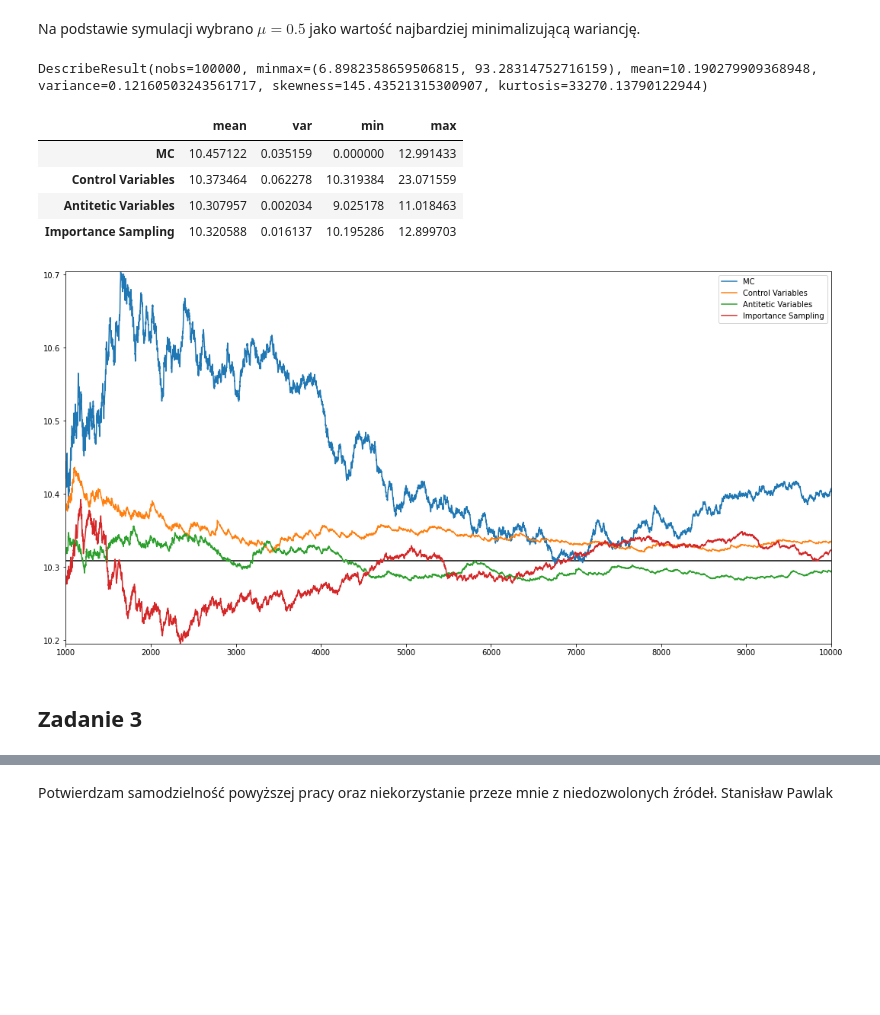
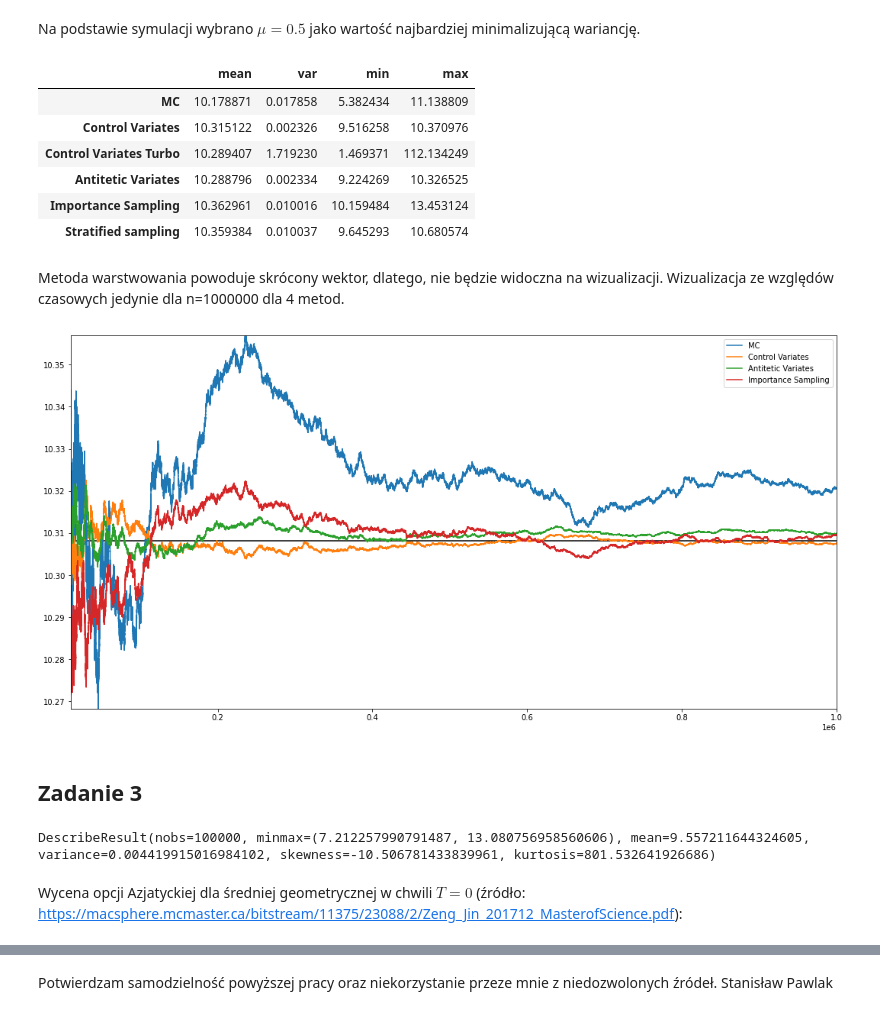
Before and after one commit to stapaw/financial_math, a Jupyter notebook: lab5/lab5.ipynb, the cells around one changed output, grey strips where cells are left out. Cells and saved outputs as stored; diff of their text form; code cells hidden in the pictures; blank space fills up the shorter version.

```diff
--- a/lab5/lab5.ipynb
+++ b/lab5/lab5.ipynb
@@ -214,7 +214,7 @@ DescribeResult(nobs=1000, minmax=(0.0, 10.438608111609556), mean=9.3331382925850
 # %% [markdown]
 (a) metoda zmiennych kontrolnych
 # %%
-def control_variables(St_function, Z, S_0, T, sigma, r, K):
+def control_variates(St_function, Z, S_0, T, sigma, r, K):
     St = St_function(Z, S_0, T, sigma, r)
     k = e ** (-r*T) * St
     value = e ** (-r*T) * max(St-K, 0) - k + S_0
@@ -255,7 +264,7 @@ def control_variables_turbo(n, S_T, S_0, T, sigma, r, K):
 # %% [markdown]
 (c) metoda zmiennych antytetycznych
 # %%
-def antitetic_variables(St_function, Z, S_0, T, sigma, r, K):
+def antitetic_variates(St_function, Z, S_0, T, sigma, r, K):
     St = St_function(Z, S_0, T, sigma, r)
     St_prim = St_function(-Z, S_0, T, sigma, r)
 
@@ -339,8 +348,4 @@ w
 # %% [markdown]
 Na podstawie symulacji wybrano $\mu = 0.5$ jako wartość najbardziej minimalizującą wariancję.
-# %%
-scipy.stats.describe(control_variables_turbo(n=100000, S_T=S_T[0], S_0=100, T=1, sigma=0.1, r = 0.1, K=100))
-# %% [output]
-DescribeResult(nobs=100000, minmax=(6.8982358659506815, 93.28314752716159), mean=10.190279909368948, variance=0.12160503243561717, skewness=145.43521315300907, kurtosis=33270.13790122944)
 # %%
 mc= approximation(MC_approximation,  generate_single_S_T, np.random.normal(size=args['n']), **args)
@@ -359,10 +365,11 @@ metrices = {
 
 methods = {
         'MC': mc,
-        'Control Variables' : cv,
-        'Antitetic Variables': av,
+        'Control Variates' : cv,
+        'Control Variates Turbo': cvt,
+        'Antitetic Variates': av,
         'Importance Sampling': import_sampling,
-#         'Stratified sampling': stratified_sampling
+        'Stratified sampling': stratified_sampl
          }
 
 df = pd.DataFrame()
@@ -372,19 +379,37 @@ for method_key, method in methods.items():
 df
 # %% [output]
 |  | mean | var | min | max |
-| MC | 10.457122 | 0.035159 | 0.000000 | 12.991433 |
-| Control Variables | 10.373464 | 0.062278 | 10.319384 | 23.071559 |
-| Antitetic Variables | 10.307957 | 0.002034 | 9.025178 | 11.018463 |
-| Importance Sampling | 10.320588 | 0.016137 | 10.195286 | 12.899703 |
+| MC | 10.178871 | 0.017858 | 5.382434 | 11.138809 |
+| Control Variates | 10.315122 | 0.002326 | 9.516258 | 10.370976 |
+| Control Variates Turbo | 10.289407 | 1.719230 | 1.469371 | 112.134249 |
+| Antitetic Variates | 10.288796 | 0.002334 | 9.224269 | 10.326525 |
+| Importance Sampling | 10.362961 | 0.010016 | 10.159484 | 13.453124 |
+| Stratified sampling | 10.359384 | 0.010037 | 9.645293 | 10.680574 |
+# %% [markdown]
+Metoda warstwowania powoduje skrócony wektor, dlatego, nie będzie widoczna na wizualizacji. Wizualizacja ze względów czasowych jedynie dla n=1000000 dla 4 metod.
+# %%
+args['n']=1000000
+random_normal = np.random.normal(size=args['n'])
+mc= approximation(MC_approximation,  generate_single_S_T, random_normal, **args)
+cv = approximation(control_variates,  generate_single_S_T, random_normal, **args)
+av = approximation(antitetic_variates,  generate_single_S_T, random_normal, **args)
+import_sampling = approximation(importance_sampling, generate_single_S_T, random_normal, **args, mu=0.5)
+# %%
+methods = {
+        'MC': mc,
+        'Control Variates' : cv,
+        'Antitetic Variates': av,
+        'Importance Sampling': import_sampling,
+         }
 # %%
 fig, ax = plt.subplots(figsize=(18, 9))
-plt.xlim(10**3, 10**4)
-plt.ylim(min([min(m[10**3:]) for m in methods.values()]),
-         max([max(m[10**3:]) for m in methods.values()]))
+plt.xlim(10**4, 10**6)
+plt.ylim(min([min(m[10**4:]) for m in methods.values()]),
+         max([max(m[10**4:]) for m in methods.values()]))
 for k, v in methods.items():
     plt.plot(v, label=k)
-plt.hlines(c(100, 1, 100, 0.1, 0.1), xmin=0, xmax=10**4)
+plt.hlines(BS_price(100, 1, 100, 0.1, 0.1), xmin=0, xmax=10**6)
 plt.legend()
 plt.show()
 # %% [output]
-[figure, old version]
+[figure, new version]
@@ -398,0 +431,8 @@ plt.show()
+# %%
+args['n']=100000
+mc_asia = approximation_Asia(MC_Asia, generate_S_T_vector, np.random.normal(size=args['n']), **args)
+scipy.stats.describe(mc_asia)
+# %% [output]
+DescribeResult(nobs=100000, minmax=(7.212257990791487, 13.080756958560606), mean=9.557211644324605, variance=0.004419915016984102, skewness=-10.506781433839961, kurtosis=801.532641926686)
+# %% [markdown]
+Wycena opcji Azjatyckiej dla średniej geometrycznej w chwili $T=0$ (źródło: https://macsphere.mcmaster.ca/bitstream/11375/23088/2/Zeng_Jin_201712_MasterofScience.pdf):
```
Also changed, not shown: parts of 17 cells of this notebook.
